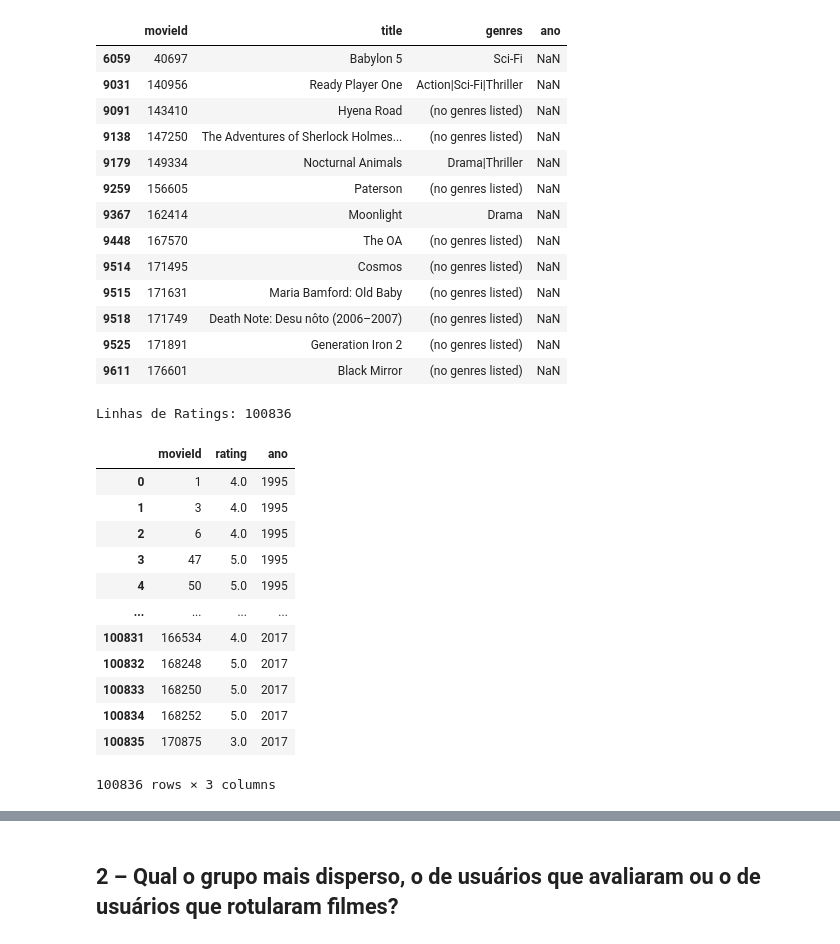
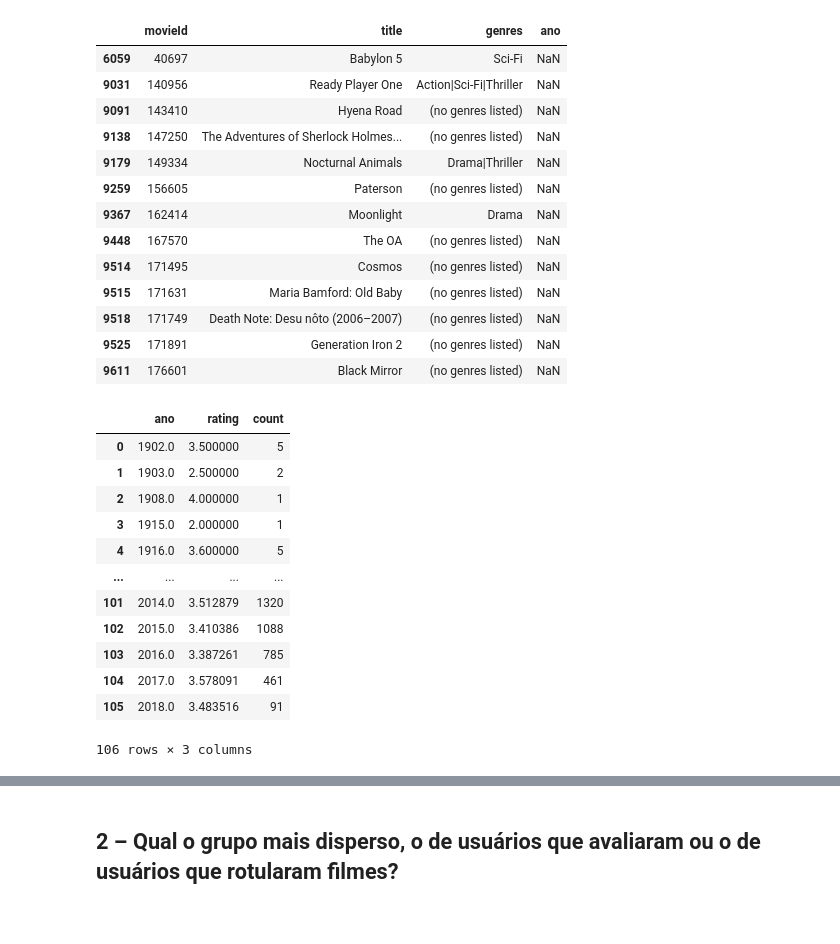
Before and after one commit to dieguim-ifsp-posCD/D1AED, a Jupyter notebook: avaliacoes/20210513-avaliacao01/AED-movie-lens-small.ipynb, the cells around one changed output, grey strips where cells are left out. Cells and saved outputs as stored; diff of their text form; code cells hidden in the pictures.

```diff
--- a/avaliacoes/20210513-avaliacao01/AED-movie-lens-small.ipynb
+++ b/avaliacoes/20210513-avaliacao01/AED-movie-lens-small.ipynb
@@ -717,19 +724,24 @@ Existem 13 filmes sem a informação do ano
 # %%
-# rating_ano_movies = ratings_df.copy()
-# print(f'Linhas de Ratings: {rating_ano_movies.shape[0]}')
-# rating_ano_movies[['movieId', 'rating']].merge(ano_movies[['movieId', 'ano']], on = 'movieId', how = 'left')
+# Juntando o ano com as notas
+rating_ano_movies = ratings_df.copy()
+rating_ano_movies = rating_ano_movies[['movieId', 'rating']].merge(ano_movies[['movieId', 'ano']], on = 'movieId', how = 'left')
+
+# Criando um DF com a media das notas por ano
+rating_medio_por_ano = rating_ano_movies[['ano', 'rating']].groupby('ano').mean()
+rating_medio_por_ano['count'] = rating_ano_movies[['ano', 'rating']].groupby('ano').count()
+rating_medio_por_ano = rating_medio_por_ano.rename_axis('ano').reset_index()
+rating_medio_por_ano
 # %% [output]
+|  | ano | rating | count |
+| 0 | 1902.0 | 3.500000 | 5 |
+| 1 | 1903.0 | 2.500000 | 2 |
+| 2 | 1908.0 | 4.000000 | 1 |
+| 3 | 1915.0 | 2.000000 | 1 |
+| 4 | 1916.0 | 3.600000 | 5 |
+| ... | ... | ... | ... |
+| 101 | 2014.0 | 3.512879 | 1320 |
+| 102 | 2015.0 | 3.410386 | 1088 |
+| 103 | 2016.0 | 3.387261 | 785 |
+| 104 | 2017.0 | 3.578091 | 461 |
+| 105 | 2018.0 | 3.483516 | 91 |
-Linhas de Ratings: 100836
+106 rows × 3 columns
-|  | movieId | rating | ano |
-| 0 | 1 | 4.0 | 1995 |
-| 1 | 3 | 4.0 | 1995 |
-| 2 | 6 | 4.0 | 1995 |
-| 3 | 47 | 5.0 | 1995 |
-| 4 | 50 | 5.0 | 1995 |
-| ... | ... | ... | ... |
-| 100831 | 166534 | 4.0 | 2017 |
-| 100832 | 168248 | 5.0 | 2017 |
-| 100833 | 168250 | 5.0 | 2017 |
-| 100834 | 168252 | 5.0 | 2017 |
-| 100835 | 170875 | 3.0 | 2017 |
-100836 rows × 3 columns
```
Also changed, not shown: parts of 7 cells of this notebook.
